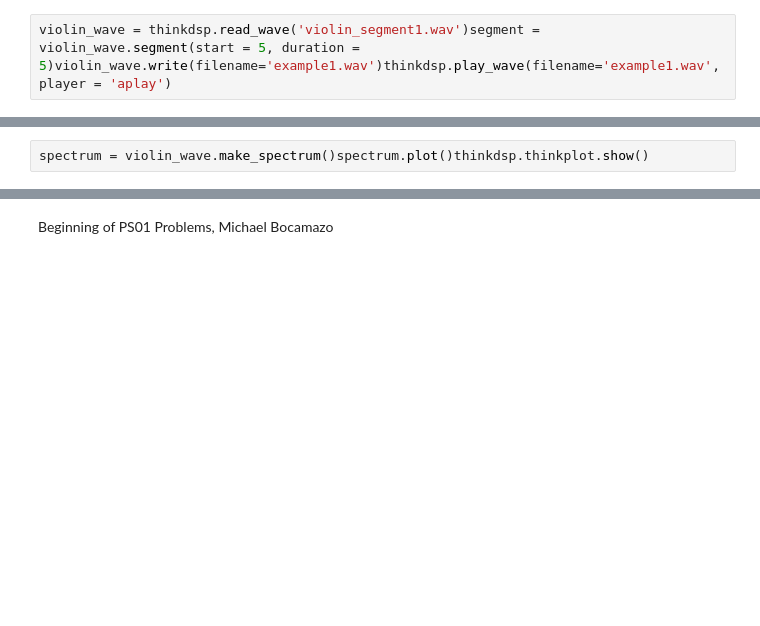
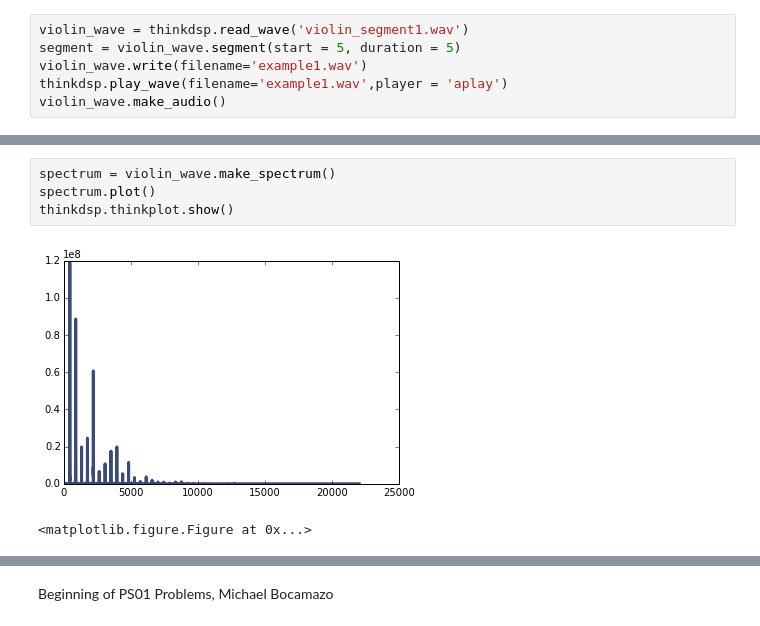
Before and after one commit to sabumjung/ThinkDSP, a Jupyter notebook: code/ps01.ipynb, the cells around one changed output, grey strips where cells are left out. Saved outputs shown, nothing was run; the diff lists cells and outputs as text; blank space fills up the shorter version.

```diff
--- a/code/ps01.ipynb
+++ b/code/ps01.ipynb
@@ -7,4 +30,8 @@ Hello World
 # %%
-violin_wave = thinkdsp.read_wave('violin_segment1.wav')segment = violin_wave.segment(start = 5, duration = 5)violin_wave.write(filename='example1.wav')thinkdsp.play_wave(filename='example1.wav',player = 'aplay')
+violin_wave = thinkdsp.read_wave('violin_segment1.wav')
+segment = violin_wave.segment(start = 5, duration = 5)
+violin_wave.write(filename='example1.wav')
+thinkdsp.play_wave(filename='example1.wav',player = 'aplay')
+violin_wave.make_audio()
 # %% [output]
 Writing example1.wav
@@ -11,3 +39,8 @@ Writing example1.wav
 # %%
-spectrum = violin_wave.make_spectrum()spectrum.plot()thinkdsp.thinkplot.show()
+spectrum = violin_wave.make_spectrum()
+spectrum.plot()
+thinkdsp.thinkplot.show()
+# %% [output]
+[figure, added]
+<matplotlib.figure.Figure at 0x...>
 # %%
```
Also changed, not shown: parts of 36 cells of this notebook, 1 other file.
